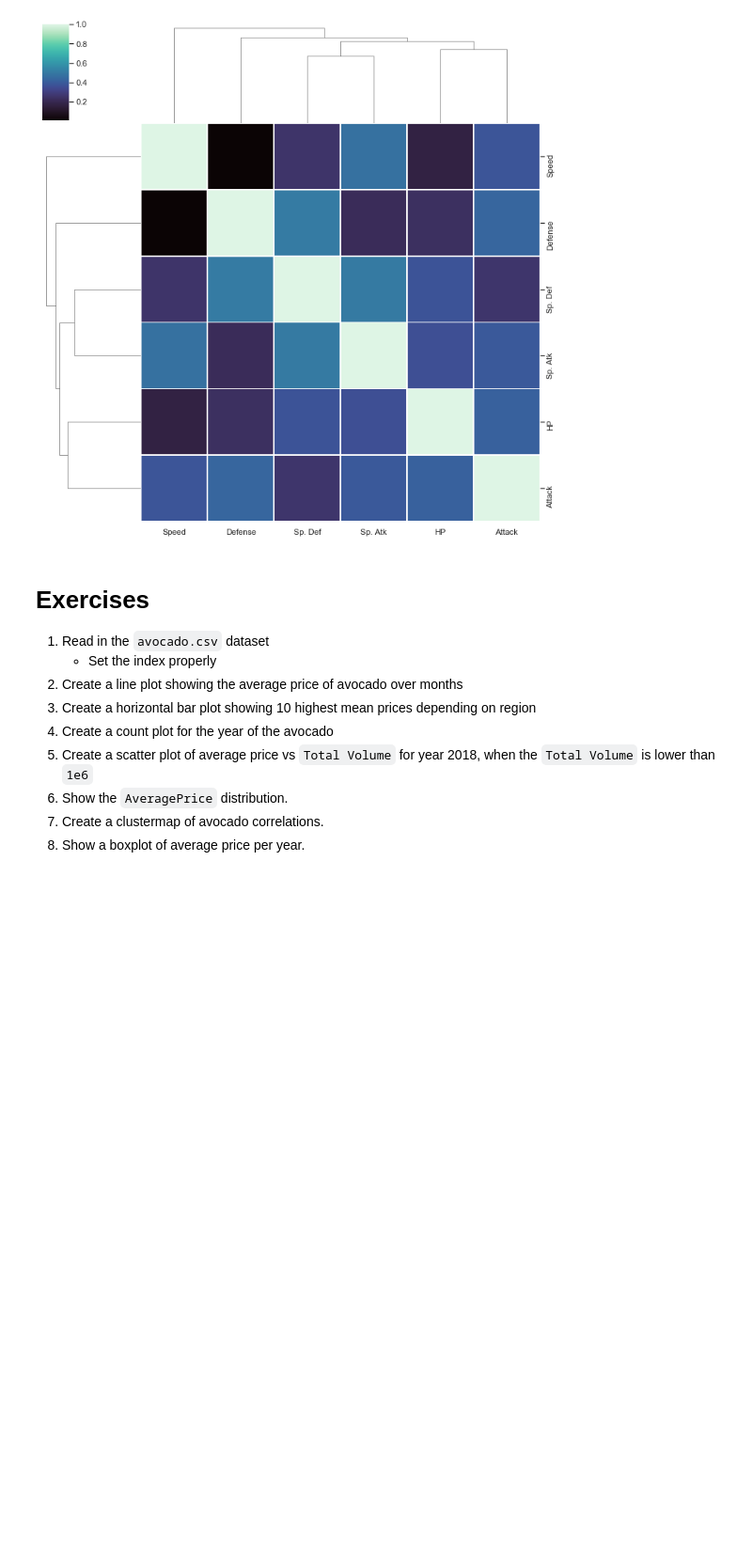
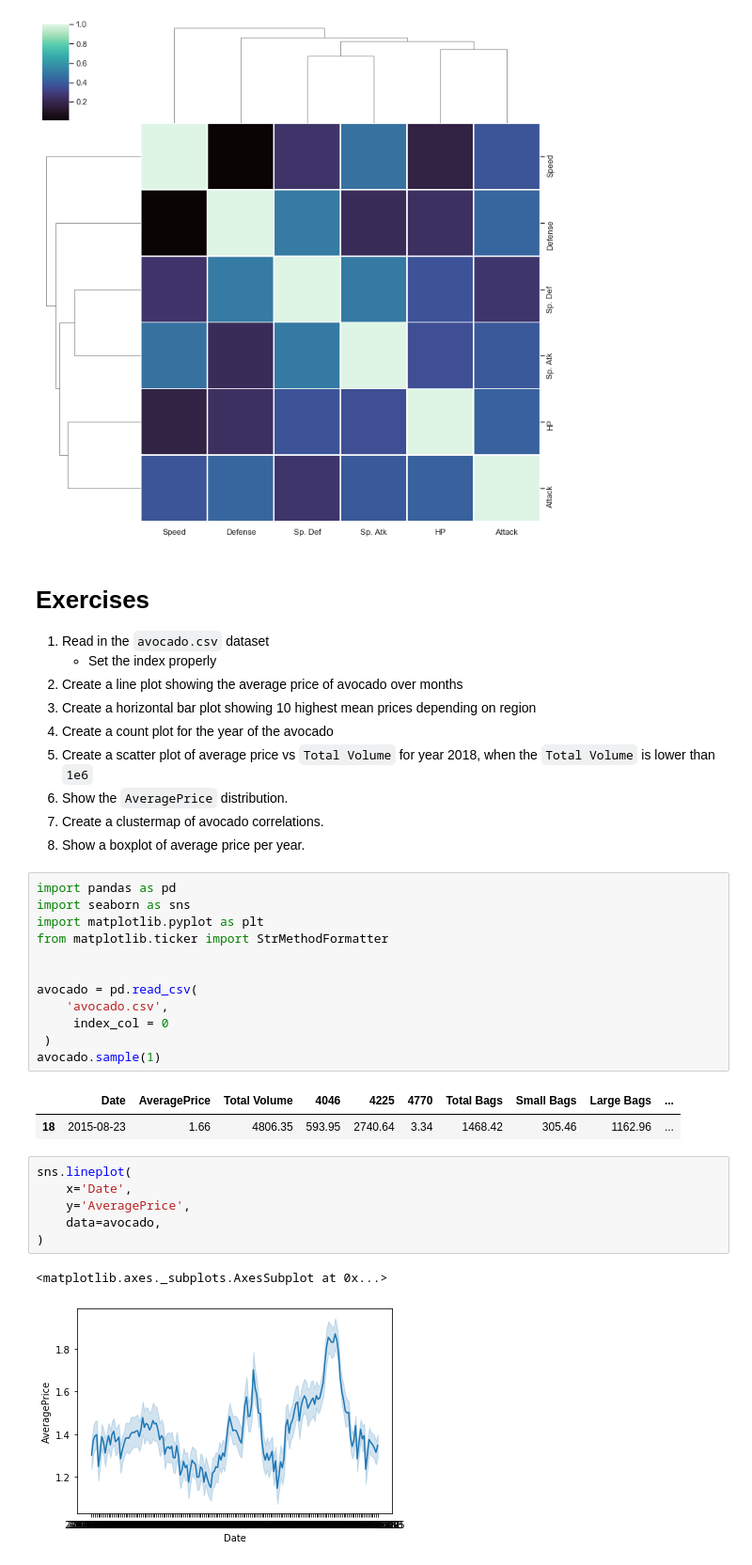
Before and after one commit to zakowski/Introduction-To-Python, a Jupyter notebook: 05 Data Visualization/notebook.ipynb, the cells around one changed output. Shown at 94% size. Cells and saved outputs as stored; diff of their text form; blank space fills up the shorter version.

```diff
--- a/05 Data Visualization/notebook.ipynb
+++ b/05 Data Visualization/notebook.ipynb
@@ -249,3 +249,27 @@ sns.clustermap(
 6. Show the `AveragePrice` distribution.
 7. Create a clustermap of avocado correlations.
 8. Show a boxplot of average price per year.
+# %%
+import pandas as pd
+import seaborn as sns
+import matplotlib.pyplot as plt
+from matplotlib.ticker import StrMethodFormatter
+
+
+avocado = pd.read_csv(
+    'avocado.csv',
+     index_col = 0
+ )
+avocado.sample(1)
+# %% [output]
+|  | Date | AveragePrice | Total Volume | 4046 | 4225 | 4770 | Total Bags | Small Bags | Large Bags | ... |
+| 18 | 2015-08-23 | 1.66 | 4806.35 | 593.95 | 2740.64 | 3.34 | 1468.42 | 305.46 | 1162.96 | ... |
+# %%
+sns.lineplot(
+    x='Date',
+    y='AveragePrice',
+    data=avocado,
+)
+# %% [output]
+<matplotlib.axes._subplots.AxesSubplot at 0x...>
+[figure, added]
```
Also changed, not shown: parts of 6 cells of this notebook.
